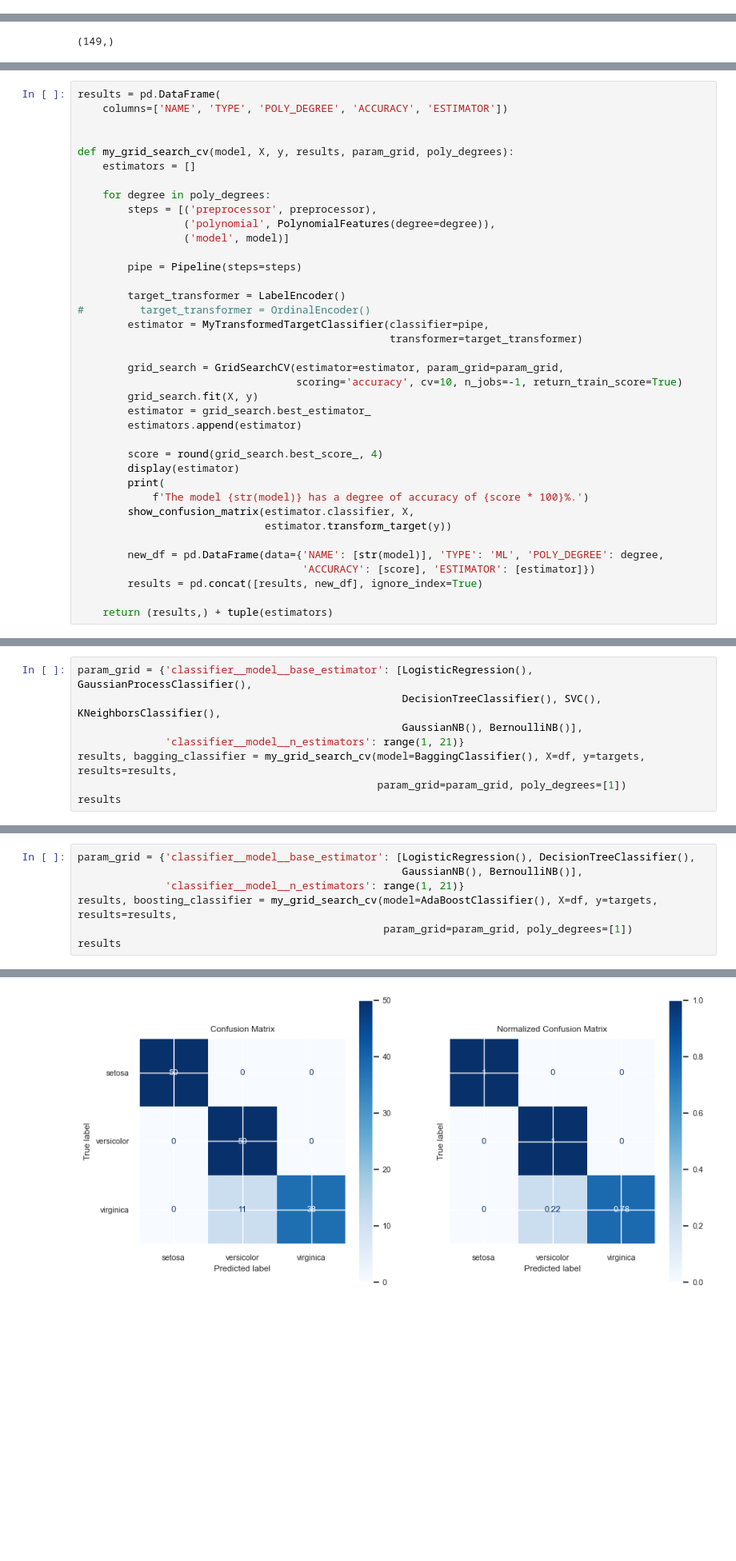
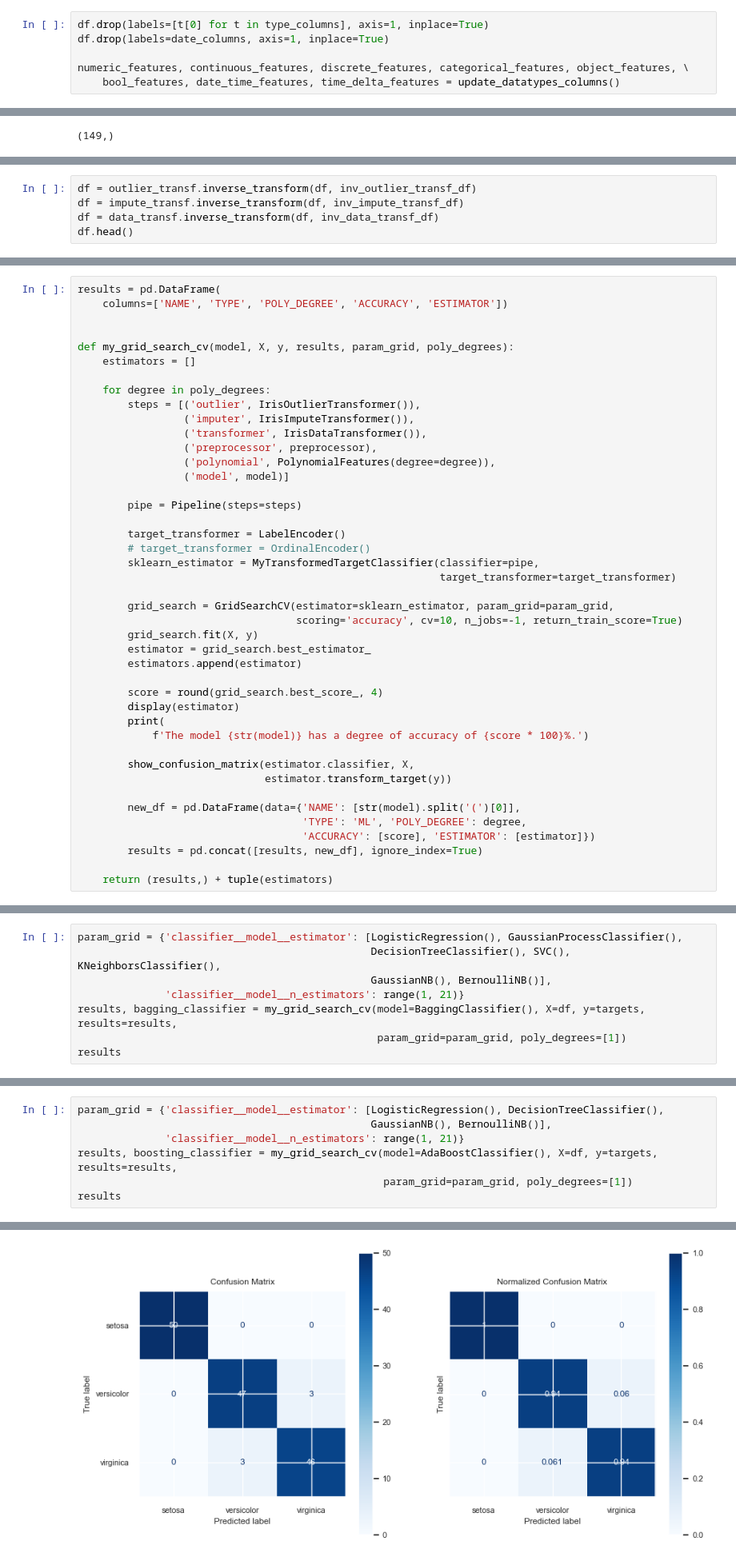
Before and after one commit to kike1985/Machine-Learning, a Jupyter notebook: 0201_Classification_Iris.ipynb, the cells around one changed output, grey strips where cells are left out. Shown at 80% size. Cells and saved outputs as stored; diff of their text form; blank space fills up the shorter version.

```diff
--- a/0201_Classification_Iris.ipynb
+++ b/0201_Classification_Iris.ipynb
@@ -788,0 +1436,6 @@ build_outliers_resume(df, min_zcores=3)
+# %%
+df.drop(labels=[t[0] for t in type_columns], axis=1, inplace=True)
+df.drop(labels=date_columns, axis=1, inplace=True)
+
+numeric_features, continuous_features, discrete_features, categorical_features, object_features, \
+    bool_features, date_time_features, time_delta_features = update_datatypes_columns()
@@ -854,0 +1509,5 @@ targets.shape
+# %%
+df = outlier_transf.inverse_transform(df, inv_outlier_transf_df)
+df = impute_transf.inverse_transform(df, inv_impute_transf_df)
+df = data_transf.inverse_transform(df, inv_data_transf_df)
+df.head()
@@ -947,18 +1627,21 @@ def my_grid_search_cv(model, X, y, results, param_grid, poly_degrees):
     estimators = []
 
     for degree in poly_degrees:
-        steps = [('preprocessor', preprocessor),
+        steps = [('outlier', IrisOutlierTransformer()),
+                 ('imputer', IrisImputeTransformer()),
+                 ('transformer', IrisDataTransformer()),
+                 ('preprocessor', preprocessor),
                  ('polynomial', PolynomialFeatures(degree=degree)),
                  ('model', model)]
 
         pipe = Pipeline(steps=steps)
 
         target_transformer = LabelEncoder()
-#         target_transformer = OrdinalEncoder()
-        estimator = MyTransformedTargetClassifier(classifier=pipe,
-                                                  transformer=target_transformer)
+        # target_transformer = OrdinalEncoder()
+        sklearn_estimator = MyTransformedTargetClassifier(classifier=pipe,
+                                                          target_transformer=target_transformer)
 
-        grid_search = GridSearchCV(estimator=estimator, param_grid=param_grid,
+        grid_search = GridSearchCV(estimator=sklearn_estimator, param_grid=param_grid,
                                    scoring='accuracy', cv=10, n_jobs=-1, return_train_score=True)
         grid_search.fit(X, y)
         estimator = grid_search.best_estimator_
@@ -968,10 +1651,12 @@ def my_grid_search_cv(model, X, y, results, param_grid, poly_degrees):
         display(estimator)
         print(
             f'The model {str(model)} has a degree of accuracy of {score * 100}%.')
+
         show_confusion_matrix(estimator.classifier, X,
                               estimator.transform_target(y))
 
-        new_df = pd.DataFrame(data={'NAME': [str(model)], 'TYPE': 'ML', 'POLY_DEGREE': degree,
+        new_df = pd.DataFrame(data={'NAME': [str(model).split('(')[0]],
+                                    'TYPE': 'ML', 'POLY_DEGREE': degree,
                                     'ACCURACY': [score], 'ESTIMATOR': [estimator]})
         results = pd.concat([results, new_df], ignore_index=True)
 
@@ -1205,9 +1933,9 @@ The model BernoulliNB() has a degree of accuracy of 77.33%.
 # %% [markdown]
 ### Bagging
 # %%
-param_grid = {'classifier__model__base_estimator': [LogisticRegression(), GaussianProcessClassifier(),
-                                                    DecisionTreeClassifier(), SVC(), KNeighborsClassifier(),
-                                                    GaussianNB(), BernoulliNB()],
+param_grid = {'classifier__model__estimator': [LogisticRegression(), GaussianProcessClassifier(),
+                                               DecisionTreeClassifier(), SVC(), KNeighborsClassifier(),
+                                               GaussianNB(), BernoulliNB()],
               'classifier__model__n_estimators': range(1, 21)}
 results, bagging_classifier = my_grid_search_cv(model=BaggingClassifier(), X=df, y=targets, results=results,
                                                 param_grid=param_grid, poly_degrees=[1])
@@ -1243,8 +1977,8 @@ The model BaggingClassifier() has a degree of accuracy of 95.33%.
 # %% [markdown]
 ### Boosting
 # %%
-param_grid = {'classifier__model__base_estimator': [LogisticRegression(), DecisionTreeClassifier(),
-                                                    GaussianNB(), BernoulliNB()],
+param_grid = {'classifier__model__estimator': [LogisticRegression(), DecisionTreeClassifier(),
+                                               GaussianNB(), BernoulliNB()],
               'classifier__model__n_estimators': range(1, 21)}
 results, boosting_classifier = my_grid_search_cv(model=AdaBoostClassifier(), X=df, y=targets, results=results,
                                                  param_grid=param_grid, poly_degrees=[1])
@@ -1270,2 +2010,2 @@ The model AdaBoostClassifier() has a degree of accuracy of 97.33000000000001%.
-[figure, old version]
+[figure, new version]
 |  | NAME | TYPE | POLY_DEGREE | ACCURACY | ESTIMATOR |
```
Also changed, not shown: parts of 142 cells of this notebook, 1 other file.
